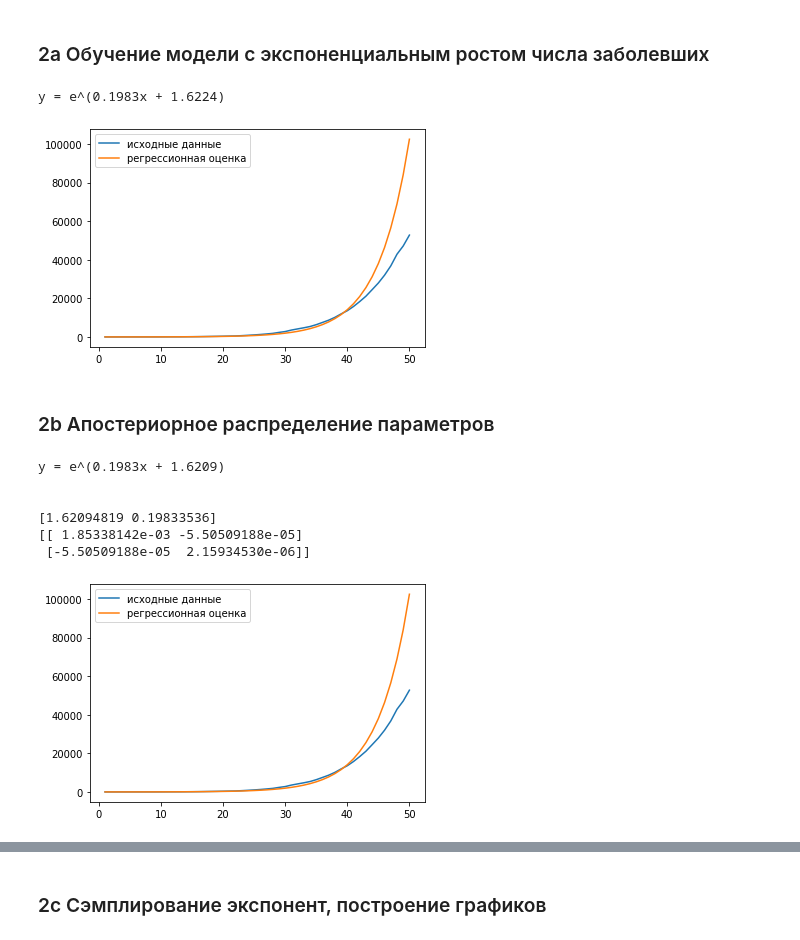
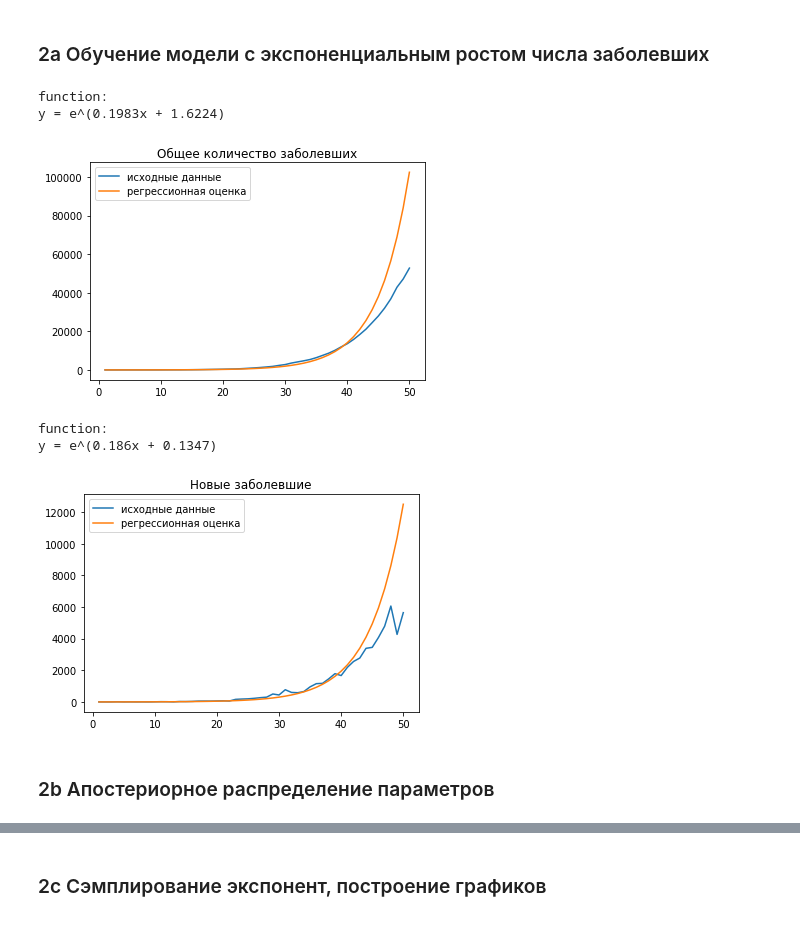
Before and after one commit to MelekhDA/made_advanced_ml, a Jupyter notebook: homework_1/homework_1.ipynb, the cells around one changed output, grey strips where cells are left out. Cells and saved outputs as stored; diff of their text form; code cells hidden in the pictures.

```diff
--- a/homework_1/homework_1.ipynb
+++ b/homework_1/homework_1.ipynb
@@ -137,23 +205,36 @@ plt.show()
 # %%
 x = np.array([i + 1 for i in range(df_50.shape[0])]).reshape(-1, 1)
 ln_y_total_cases = np.log(df_50['total_cases'])
+ln_y_new_cases = np.log(df_50['new_cases'])
 # %% [markdown]
 ### 2a Обучение модели с экспоненциальным ростом числа заболевших
 # %%
-model = LinearRegression()
-model.fit(x, ln_y_total_cases)
+def fit_and_plot_predict_linreg(x, y, ln_y, plot_title):
+    """Обучение и построение регрессионной оценки (linear regression)"""
 
-print(f'y = e^({round(model.coef_[0], 4)}x + {round(model.intercept_, 4)})', end='\n' * 2)
+    model = LinearRegression()
+    model.fit(x, ln_y)
 
-predict_y = lambda x: np.exp(model.coef_[0] * x + model.intercept_)
+    print('function:')
+    print(f'y = e^({round(model.coef_[0], 4)}x + {round(model.intercept_, 4)})', end='\n' * 2)
 
-plt.plot(x, df_50['total_cases'], label='исходные данные')
-plt.plot(x, [predict_y(i) for i in x.ravel()], label='регрессионная оценка')
-plt.legend()
-plt.show()
+    predict_y = lambda x: np.exp(model.coef_[0] * x + model.intercept_)
+
+    plt.plot(x, y, label='исходные данные')
+    plt.plot(x, [predict_y(i) for i in x.ravel()], label='регрессионная оценка')
+    plt.title(plot_title)
+    plt.legend()
+    plt.show()
-# %% [output]
-y = e^(0.1983x + 1.6224)
-[figure, removed]
+# %%
+fit_and_plot_predict_linreg(x, df_50['total_cases'], ln_y_total_cases, 'Общее количество заболевших')
+fit_and_plot_predict_linreg(x, df_50['new_cases'], ln_y_new_cases, 'Новые заболевшие')
+# %% [output]
+function:
+y = e^(0.1983x + 1.6224)
+[figure, added]
+function:
+y = e^(0.186x + 0.1347)
+[figure, added]
 # %% [markdown]
 ### 2b Апостериорное распределение параметров
 # %%
@@ -167,29 +248,22 @@ def bayesian_update(mu, sigma, x, y, sigma_noise=0.15):
         np.transpose(x_matrix), np.array([y])))
     return mu_n, sigma_n
 
+def fit_and_plot_predict_bays(x_ravel, y, ln_y, plot_title):
+    """Обучение и построение регрессионной оценки (bayesian update)"""
 
-current_mu, current_sigma = np.array([0, 0]), 2 * np.array([[1, 0], [0, 1]])
+    current_mu, current_sigma = np.array([0, 0]), 2 * np.array([[1, 0], [0, 1]])
 
-for px, py in zip(x.ravel(), ln_y_total_cases):
-    current_mu, current_sigma = bayesian_update(current_mu, current_sigma, px, py)
+    for px, py in zip(x_ravel, ln_y):
+        current_mu, current_sigma = bayesian_update(current_mu, current_sigma, px, py)
 
-print(f'y = e^({round(current_mu[1], 4)}x + {round(current_mu[0], 4)})', end='\n' * 2)
+    print(f'y = e^({round(current_mu[1], 4)}x + {round(current_mu[0], 4)})', end='\n' * 2)
+    print(current_mu)
+    print(current_sigma)
 
-print()
-print(current_mu)
-print(current_sigma)
+    func = lambda x: np.exp(current_mu[0] + current_mu[1] * x)
 
-func = lambda x: np.exp(current_mu[0] + current_mu[1] * x)
-
-plt.plot(x, df_50['total_cases'], label='исходные данные')
-plt.plot(x, [func(i) for i in x.ravel()], label='регрессионная оценка')
-plt.legend()
-plt.show()
+    plt.plot(x, y, label='исходные данные')
+    plt.plot(x, [func(i) for i in x_ravel], label='регрессионная оценка')
+    plt.title(plot_title)
+    plt.legend()
+    plt.show()
-# %% [output]
-y = e^(0.1983x + 1.6209)
-
-
-[1.62094819 0.19833536]
-[[ 1.85338142e-03 -5.50509188e-05]
- [-5.50509188e-05  2.15934530e-06]]
-[figure, removed]
```
Also changed, not shown: parts of 8 cells of this notebook.
